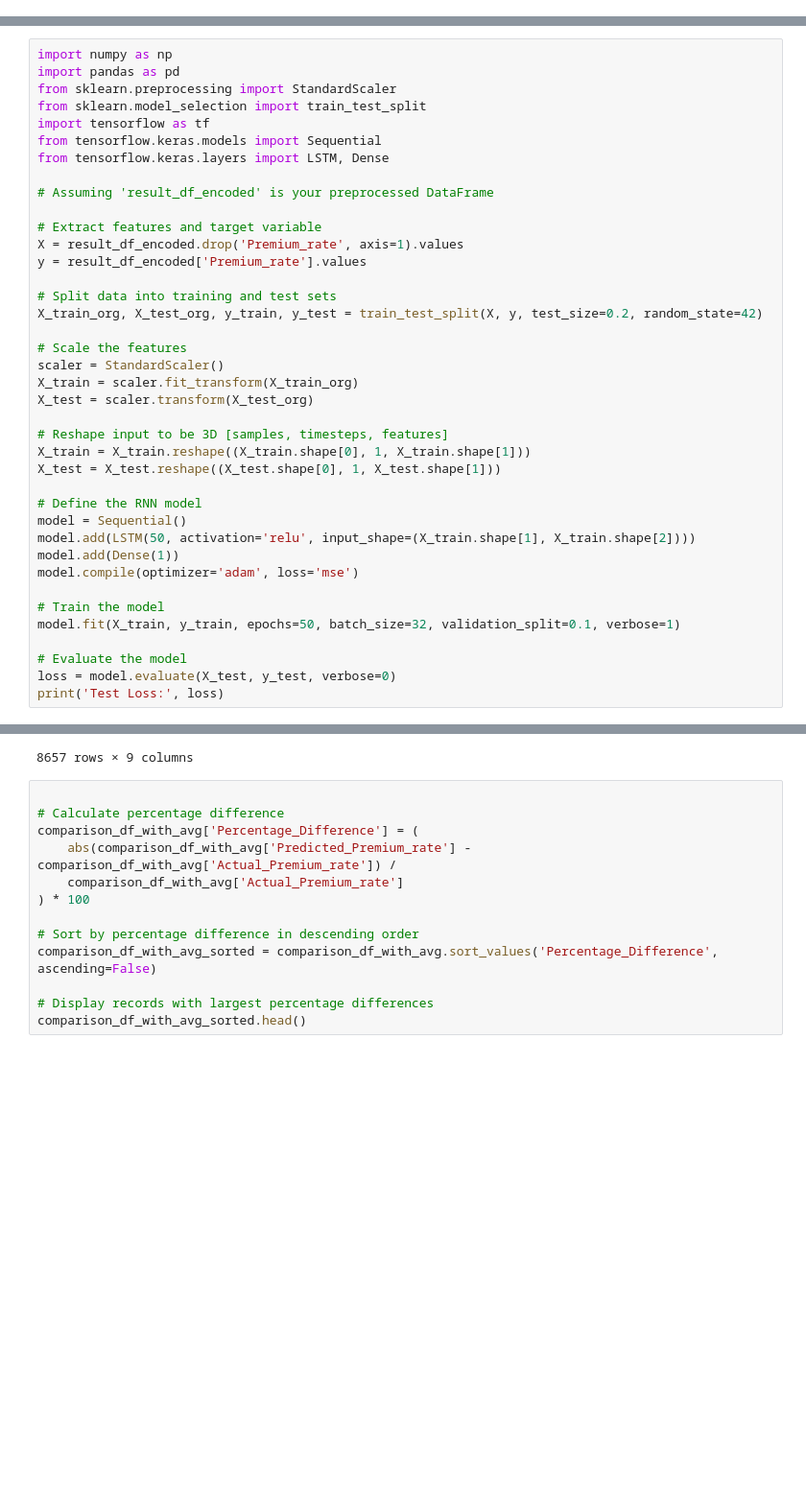
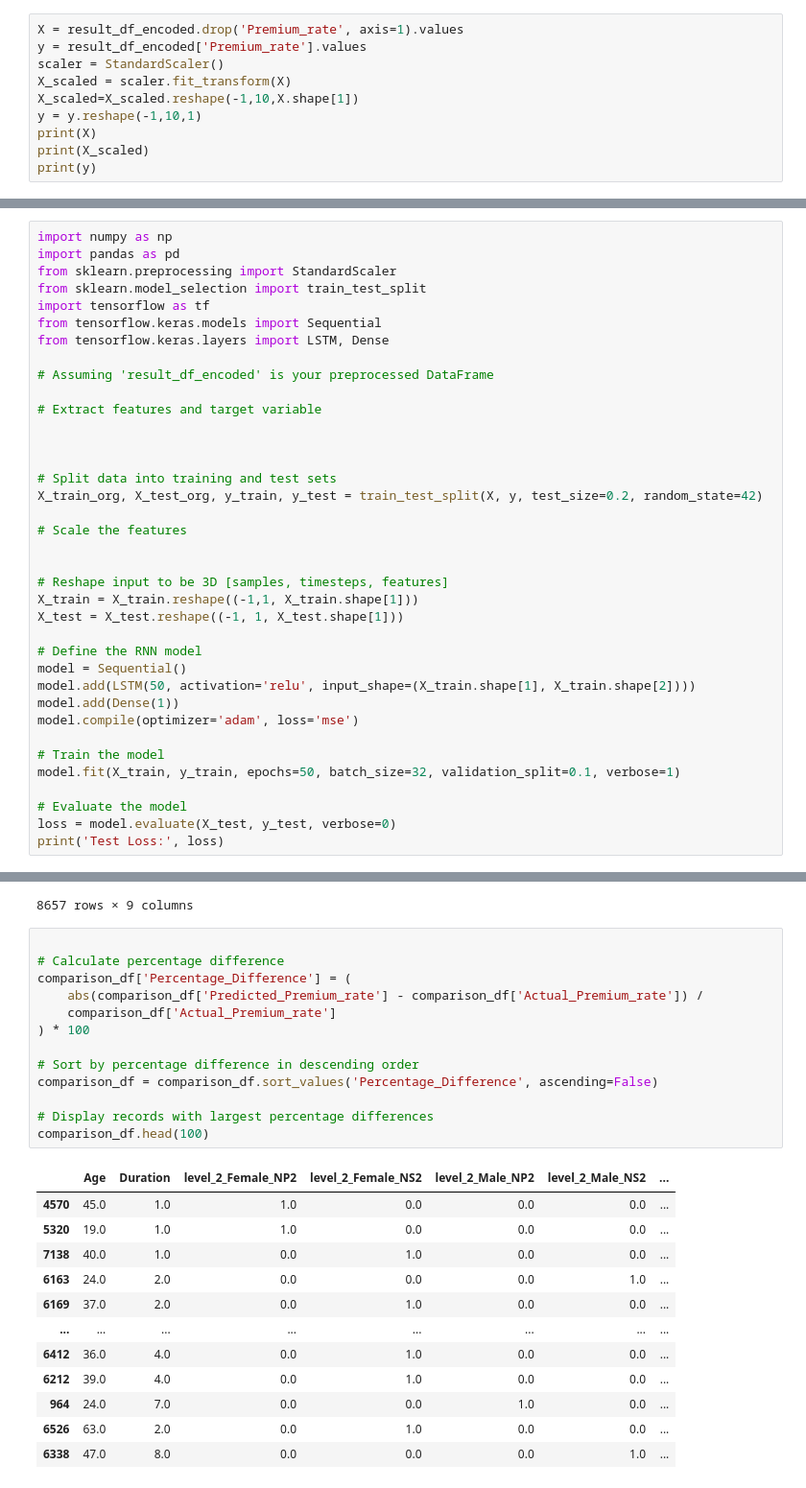
Before and after one commit to Dhaneshkp/DesktopAssistant, a Jupyter notebook: DATA_processing_conv1D_RNN.ipynb, the cells around one changed output, grey strips where cells are left out. Shown: that part at 96% size. Saved outputs shown, nothing was run; the diff lists cells and outputs as text; blank space fills up the shorter version.

```diff
--- a/DATA_processing_conv1D_RNN.ipynb
+++ b/DATA_processing_conv1D_RNN.ipynb
@@ -296,0 +316,10 @@ Number of anomalies in the test set (Isolation Forest): 402
+# %%
+X = result_df_encoded.drop('Premium_rate', axis=1).values
+y = result_df_encoded['Premium_rate'].values
+scaler = StandardScaler()
+X_scaled = scaler.fit_transform(X)
+X_scaled=X_scaled.reshape(-1,10,X.shape[1])
+y = y.reshape(-1,10,1)
+print(X)
+print(X_scaled)
+print(y)
@@ -306,20 +353,18 @@ from tensorflow.keras.layers import LSTM, Dense
 # Assuming 'result_df_encoded' is your preprocessed DataFrame
 
 # Extract features and target variable
-X = result_df_encoded.drop('Premium_rate', axis=1).values
-y = result_df_encoded['Premium_rate'].values
+
+
 
 # Split data into training and test sets
 X_train_org, X_test_org, y_train, y_test = train_test_split(X, y, test_size=0.2, random_state=42)
 
 # Scale the features
-scaler = StandardScaler()
-X_train = scaler.fit_transform(X_train_org)
-X_test = scaler.transform(X_test_org)
+
 
 # Reshape input to be 3D [samples, timesteps, features]
-X_train = X_train.reshape((X_train.shape[0], 1, X_train.shape[1]))
-X_test = X_test.reshape((X_test.shape[0], 1, X_test.shape[1]))
+X_train = X_train.reshape((-1,1, X_train.shape[1]))
+X_test = X_test.reshape((-1, 1, X_test.shape[1]))
 
 # Define the RNN model
 model = Sequential()
@@ -438,13 +467,26 @@ comparison_df_with_avg
 # %%
 
 # Calculate percentage difference
-comparison_df_with_avg['Percentage_Difference'] = (
-    abs(comparison_df_with_avg['Predicted_Premium_rate'] - comparison_df_with_avg['Actual_Premium_rate']) /
-    comparison_df_with_avg['Actual_Premium_rate']
+comparison_df['Percentage_Difference'] = (
+    abs(comparison_df['Predicted_Premium_rate'] - comparison_df['Actual_Premium_rate']) /
+    comparison_df['Actual_Premium_rate']
 ) * 100
 
 # Sort by percentage difference in descending order
-comparison_df_with_avg_sorted = comparison_df_with_avg.sort_values('Percentage_Difference', ascending=False)
+comparison_df = comparison_df.sort_values('Percentage_Difference', ascending=False)
 
 # Display records with largest percentage differences
-comparison_df_with_avg_sorted.head()
+comparison_df.head(100)
+# %% [output]
+|  | Age | Duration | level_2_Female_NP2 | level_2_Female_NS2 | level_2_Male_NP2 | level_2_Male_NS2 | ... |
+| 4570 | 45.0 | 1.0 | 1.0 | 0.0 | 0.0 | 0.0 | ... |
+| 5320 | 19.0 | 1.0 | 1.0 | 0.0 | 0.0 | 0.0 | ... |
+| 7138 | 40.0 | 1.0 | 0.0 | 1.0 | 0.0 | 0.0 | ... |
+| 6163 | 24.0 | 2.0 | 0.0 | 0.0 | 0.0 | 1.0 | ... |
+| 6169 | 37.0 | 2.0 | 0.0 | 1.0 | 0.0 | 0.0 | ... |
+| ... | ... | ... | ... | ... | ... | ... | ... |
+| 6412 | 36.0 | 4.0 | 0.0 | 1.0 | 0.0 | 0.0 | ... |
+| 6212 | 39.0 | 4.0 | 0.0 | 1.0 | 0.0 | 0.0 | ... |
+| 964 | 24.0 | 7.0 | 0.0 | 0.0 | 1.0 | 0.0 | ... |
+| 6526 | 63.0 | 2.0 | 0.0 | 1.0 | 0.0 | 0.0 | ... |
+| 6338 | 47.0 | 8.0 | 0.0 | 0.0 | 0.0 | 1.0 | ... |
```
Also changed, not shown: parts of 6 cells of this notebook.
